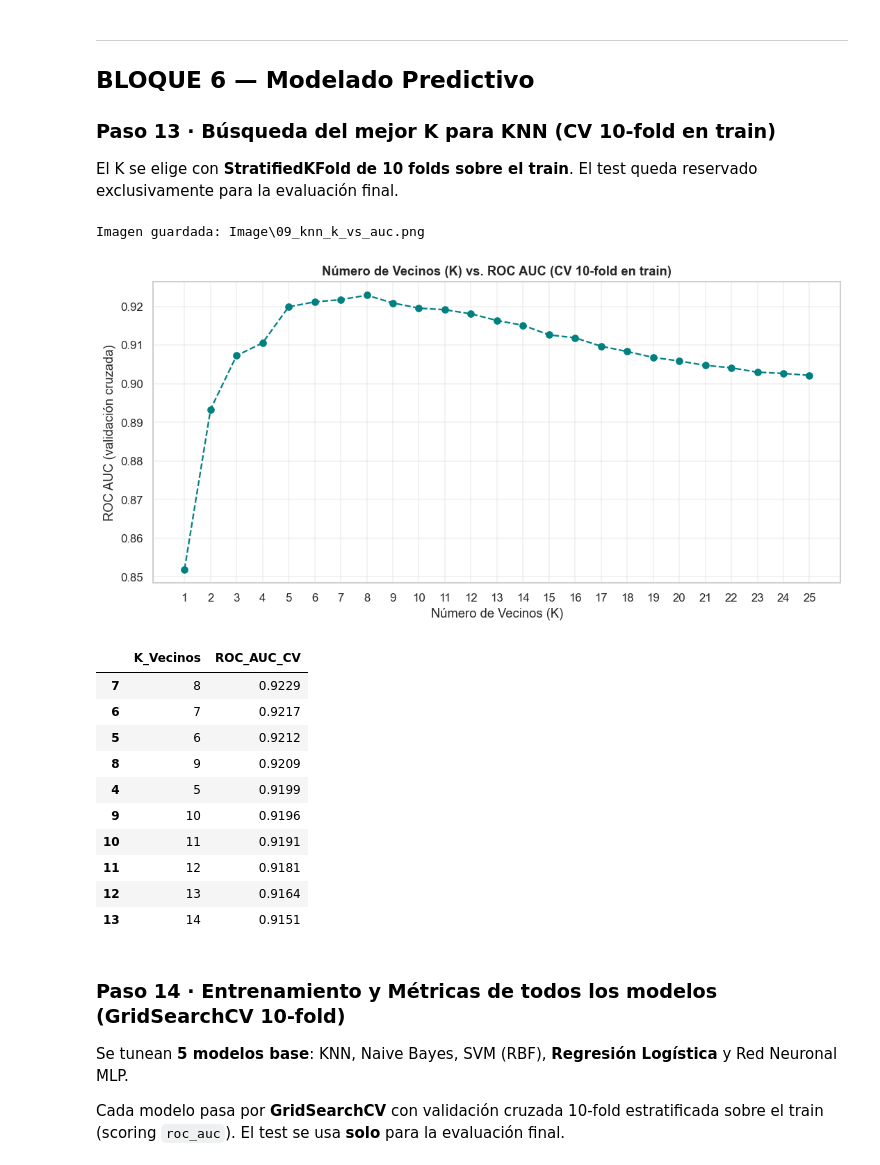
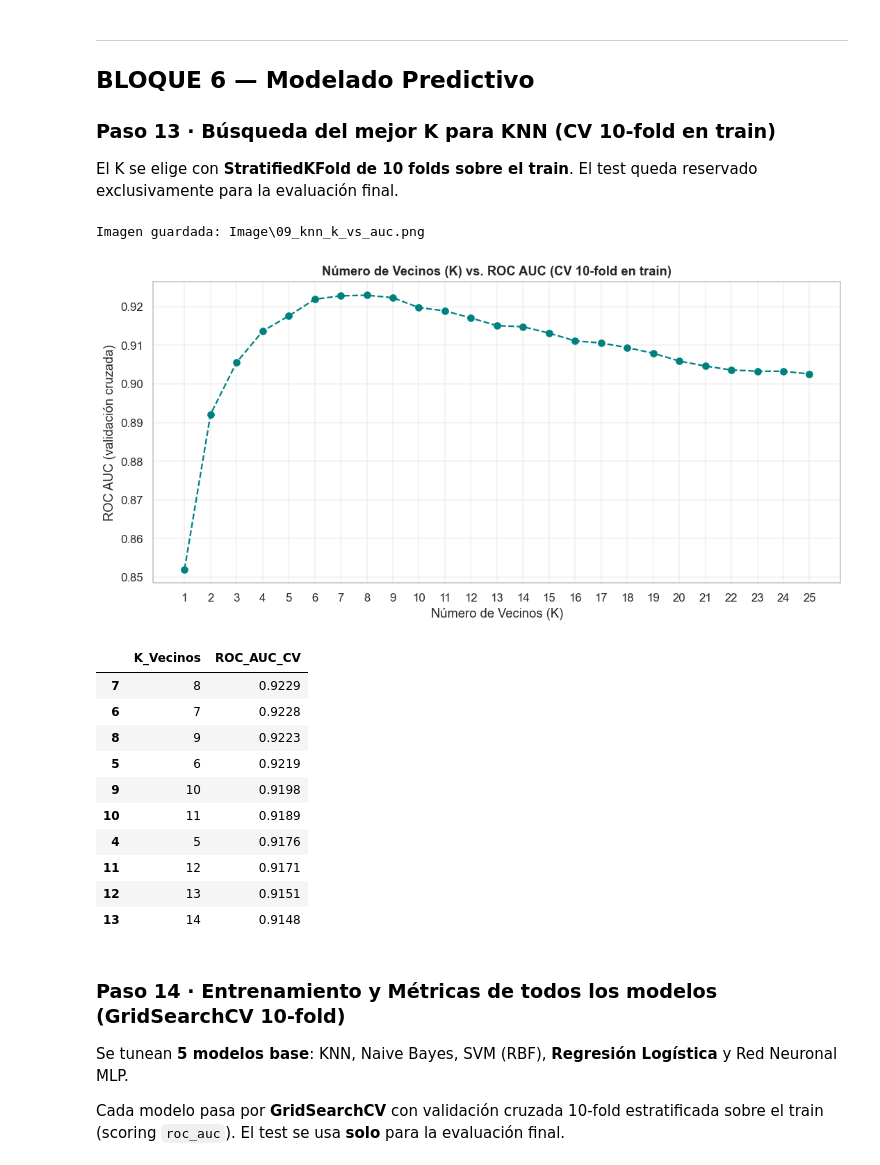
Before and after one commit to 23-Andres-QC/ProyectoFinalMineria, a Jupyter notebook: ProyectoFinal.ipynb, the cells around one changed output. Cells and saved outputs as stored; diff of their text form; code cells hidden in the pictures.

```diff
--- a/ProyectoFinal.ipynb
+++ b/ProyectoFinal.ipynb
@@ -53,8 +53,21 @@ df_test  = pd.read_csv('Testing.csv')
 
 n_original = len(df_train)
 df_train = df_train.drop_duplicates().reset_index(drop=True)
+
+# Fix 1 · Coincidencias exactas train-test = fuga de informacion.
+# Las filas del test que tambien aparecen en train se retiran SOLO del test
+# (el train se conserva completo). El test queda disjunto del train.
+n_test_original = len(df_test)
+df_test = df_test.drop_duplicates().reset_index(drop=True)
+_key = list(df_train.columns)
+_cruce = df_test.merge(df_train[_key].drop_duplicates(), on=_key,
+                       how='left', indicator=True)
+mask_cruzados = (_cruce['_merge'].to_numpy() == 'both')
+n_cruzados = int(mask_cruzados.sum())
+df_test = df_test.loc[~mask_cruzados].reset_index(drop=True)
+
 print(f'Training : {n_original} filas | {n_original - len(df_train)} duplicadas eliminadas | {len(df_train)} filas finales')
-print(f'Testing  : {df_test.shape[0]} filas x {df_test.shape[1]} columnas | {df_test.duplicated().sum()} duplicadas')
+print(f'Testing  : {n_test_original} filas iniciales | {n_cruzados} coincidencias con train eliminadas | {len(df_test)} filas finales')
 df_train.head(8)
 # %% [output]
 Training : 2460 filas | 0 duplicadas eliminadas | 2460 filas finales
@@ -711,6 +724,18 @@ X_test_sc  = pd.DataFrame(X_test_sc,  columns=features)
 
 print('Escalado completado. Media post-escalado (≈0):')
 print(X_train_sc.mean().round(3).to_string())
+
+# ── Fix 2 · Datos crudos (solo ceros->NaN) para el Pipeline dentro de la CV ──
+# El Pipeline recalcula imputacion, winsorizing y escalado en CADA fold,
+# de modo que la CV no ve informacion del fold de validacion (CV honesta).
+X_train_raw = df_train[features].copy()
+X_test_raw  = df_test[features].copy()
+X_train_raw[cols_ceros] = X_train_raw[cols_ceros].replace(0, np.nan)
+X_test_raw[cols_ceros]  = X_test_raw[cols_ceros].replace(0, np.nan)
+
+# Indices (posicion en `features`) de las columnas a las que se aplica log1p
+log_cols_idx = [features.index(c) for c in cols_sesgadas]
+print('Columnas log1p (indices):', log_cols_idx, '->', list(cols_sesgadas))
 # %% [output]
 Escalado completado. Media post-escalado (≈0):
 Pregnancies                 0.1620
@@ -794,7 +869,8 @@ def buscar_mejor_k(X_train, y_train, k_max=25):
     resultados = []
     for k in range(1, k_max + 1):
         knn = KNeighborsClassifier(n_neighbors=k)
-        auc = cross_val_score(knn, X_train, y_train, cv=cv, scoring='roc_auc').mean()
+        pipe = build_pipeline(knn, log_cols_idx)   # Fix 2: preprocesamiento dentro de la CV
+        auc = cross_val_score(pipe, X_train, y_train, cv=cv, scoring='roc_auc').mean()
         resultados.append({'K_Vecinos': k, 'ROC_AUC_CV': auc})
 
     df_resultados = pd.DataFrame(resultados)
@@ -813,22 +889,22 @@ def buscar_mejor_k(X_train, y_train, k_max=25):
 
     return df_resultados
 # %%
-resultados_knn = buscar_mejor_k(X_train_sc, y_train, k_max=25)
+resultados_knn = buscar_mejor_k(X_train_raw, y_train, k_max=25)  # Fix 2: datos crudos
 display(resultados_knn.sort_values(by='ROC_AUC_CV', ascending=False).head(10))
 # %% [output]
 Imagen guardada: Image\09_knn_k_vs_auc.png
-[figure, old version]
+[figure, new version]
 |  | K_Vecinos | ROC_AUC_CV |
 | 7 | 8 | 0.9229 |
-| 6 | 7 | 0.9217 |
-| 5 | 6 | 0.9212 |
-| 8 | 9 | 0.9209 |
-| 4 | 5 | 0.9199 |
-| 9 | 10 | 0.9196 |
-| 10 | 11 | 0.9191 |
-| 11 | 12 | 0.9181 |
-| 12 | 13 | 0.9164 |
-| 13 | 14 | 0.9151 |
+| 6 | 7 | 0.9228 |
+| 8 | 9 | 0.9223 |
+| 5 | 6 | 0.9219 |
+| 9 | 10 | 0.9198 |
+| 10 | 11 | 0.9189 |
+| 4 | 5 | 0.9176 |
+| 11 | 12 | 0.9171 |
+| 12 | 13 | 0.9151 |
+| 13 | 14 | 0.9148 |
 # %% [markdown]
 ### Paso 14 · Entrenamiento y Métricas de todos los modelos (GridSearchCV 10-fold)
 Se tunean **5 modelos base**: KNN, Naive Bayes, SVM (RBF), **Regresión Logística** y Red Neuronal MLP.
```
Also changed, not shown: parts of 16 cells of this notebook, 18 other files.
